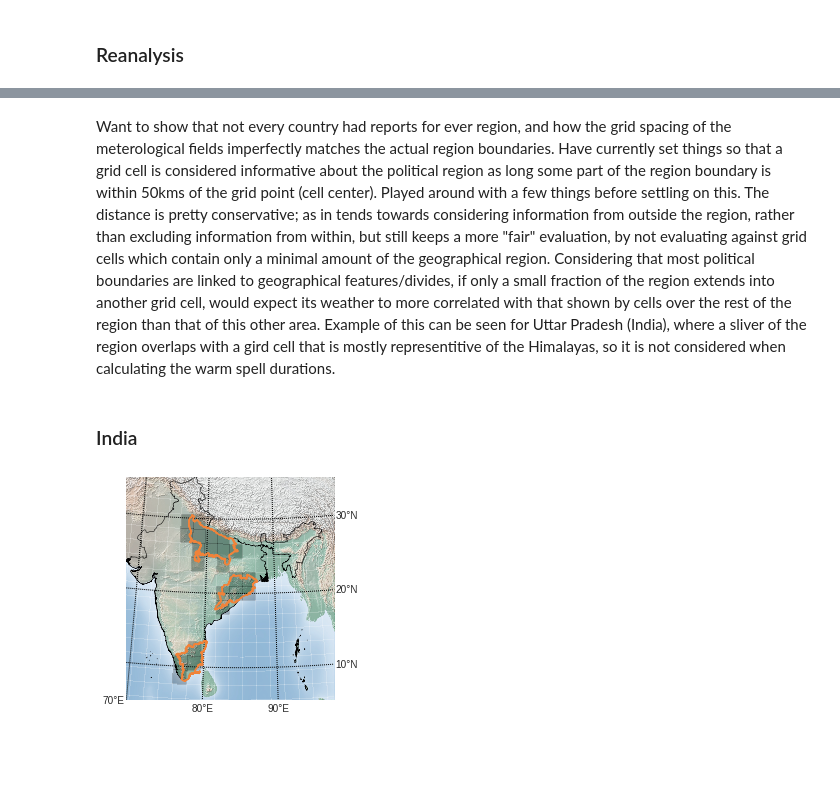
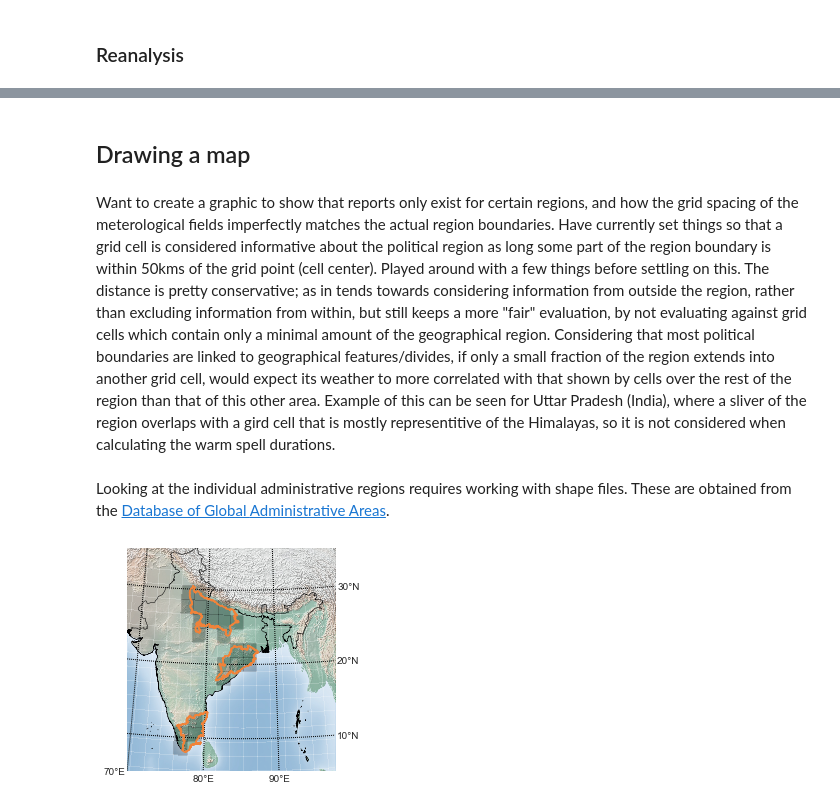
Before and after one commit to Libardo1/beta-bin, a Jupyter notebook: scripts/india_map.ipynb, the cells around one changed output, grey strips where cells are left out. Saved outputs shown, nothing was run; the diff lists cells and outputs as text; code cells hidden in the pictures; blank space fills up the shorter version.

```diff
--- a/scripts/india_map.ipynb
+++ b/scripts/india_map.ipynb
@@ -33,3 +45,15 @@ cdo = Cdo()                                          #                    via an
+# %%
+#--- Pull in data from DesInvetar records
+# Read file of reported heatwaves (original spreadsheet)
+heatwave_data = pd.read_csv('../data/Heatwaves_database.csv')
+# repair region name with space before name
+heatwave_data.loc[(heatwave_data.Region==' Tamil Nadu'),'Region'] = 'Tamil Nadu'
+# list out the dates for example country (India)
+india_dates = heatwave_data['Date (YMD)'][heatwave_data['Country'].isin(['India'])]
+# find year of earliest entry
+min_year = np.min([int(x.split('/')[0]) for x in india_dates])
+# find year of latest entry
+max_year = np.max([int(x.split('/')[0]) for x in india_dates])
 # %% [markdown]
 ### Reanalysis
 # %% [markdown]
@@ -106,47 +198,53 @@ plt.savefig("worldmap.png")
+# %% [markdown]
+## Drawing a map
 # %% [markdown]
-Want to show that not every country had reports for ever region, and how the grid spacing of the meterological fields imperfectly matches the actual region boundaries. Have currently set things so that a grid cell is considered informative about the political region as long some part of the region boundary is within 50kms of the grid point (cell center). Played around with a few things before settling on this. The distance is pretty conservative; as in tends towards considering information from outside the region, rather than excluding information from within, but still keeps a more "fair" evaluation, by not evaluating against grid cells which contain only a minimal amount of the geographical region. Considering that most political boundaries are linked to geographical features/divides, if only a small fraction of the region extends into another grid cell, would expect its weather to more correlated with that shown by cells over the rest of the region than that of this other area. Example of this can be seen for Uttar Pradesh (India), where a sliver of the region overlaps with a gird cell that is mostly representitive of the Himalayas, so it is not considered when calculating the warm spell durations.
+Want to create a graphic to show that reports only exist for certain regions, and how the grid spacing of the meterological fields imperfectly matches the actual region boundaries. Have currently set things so that a grid cell is considered informative about the political region as long some part of the region boundary is within 50kms of the grid point (cell center). Played around with a few things before settling on this. The distance is pretty conservative; as in tends towards considering information from outside the region, rather than excluding information from within, but still keeps a more "fair" evaluation, by not evaluating against grid cells which contain only a minimal amount of the geographical region. Considering that most political boundaries are linked to geographical features/divides, if only a small fraction of the region extends into another grid cell, would expect its weather to more correlated with that shown by cells over the rest of the region than that of this other area. Example of this can be seen for Uttar Pradesh (India), where a sliver of the region overlaps with a gird cell that is mostly representitive of the Himalayas, so it is not considered when calculating the warm spell durations.
-# %% [markdown]
-### India
+# %% [markdown]
+Looking at the individual administrative regions requires working
+with shape files. These are obtained from the [Database of Global
+Administrative Areas](http://gadm.org/).
 # %%
-regions_shapefile = list(set(disrec.loc[(disrec.Country=='India'),'Region']))
-## Create a map object
+#--- Map regions of India used in this example
+# read which regions are included in disaster database
+regions  = list(set(heatwave_data.loc[(heatwave_data.Country=='India'),'Region']))
+# Create a map object
 chart = Basemap(projection='lcc',resolution='c',
-#              lat_0=20,lon_0=82.5,
               lat_0=20,lon_0=85,
               llcrnrlat=5,urcrnrlat=35,
               llcrnrlon=70,urcrnrlon=100)
 # add geographic features
 chart.shadedrelief()
 # draw parallels and meridians.
 chart.drawparallels(np.arange(-90.,91.,10.),labels=[False,True,True,False])
 chart.drawmeridians(np.arange(-180.,181.,10.),labels=[True,False,False,True])
 # add country outline
-chart.readshapefile('./data/IND_adm0', 'IND0',drawbounds=True) ;
-# Add region outlines, for regions in data set
-chart.readshapefile('./data/IND_adm1', 'IND1',drawbounds=False) ;
+chart.readshapefile('../data/IND_adm0', 'IND0',drawbounds=True) ;
+# add region outlines, for regions in data set
+chart.readshapefile('../data/IND_adm1', 'IND1',drawbounds=False) ;
 for info, shape in zip(chart.IND1_info, chart.IND1):
-    if info['NAME_1'] in regions_shapefile :
+    if info['NAME_1'] in regions :
         x, y = zip(*shape)
-        chart.plot(x, y, marker=None,color=country_colors['India'])
-## show area used to inform about meterological conditions over each region
-# load data file (previously combined all the regional mask files into one)
-nc = Dataset('./data/India.masks.nc')
+        chart.plot(x, y, marker=None,color=sns.xkcd_rgb['dusty orange'])
+
+# load file of combined regional masks
+ncfile = Dataset('../data/India.masks.nc')
 # read mask data
-rm = nc.variables['region_mask'][:]
+rmask = ncfile.variables['region_mask'][:]
 # get coordinates of data
-lons = nc.variables['lon'][:]
-lats = nc.variables['lat'][:]
+lons = ncfile.variables['lon'][:]
+lats = ncfile.variables['lat'][:]
 # shift so that lines show grid box boundaries,
 #    rather than grid point locations
 lons = lons - (1.875/2)
 lats = lats + (1.9047/2)
 # if in western hemisphere, need to label as
 #    "all the way round", rather than +/-
 # lons = lons - 360
 # set coordinates list as grid of locations
 lons, lats = np.meshgrid(lons,lats)
 # overlay region masks
-chart.pcolormesh(lons,lats,rm,shading='flat',latlon=True, alpha=0.2) ;
-plt.savefig('india.png')
+chart.pcolormesh(lons,lats,rmask,shading='flat',latlon=True, alpha=0.2) ;
+# save image
+plt.savefig('../figures/india.png')
 # %% [output]
-[figure, old version]
+[figure, new version]
```
Also changed, not shown: parts of 33 cells of this notebook, 23 other files.
